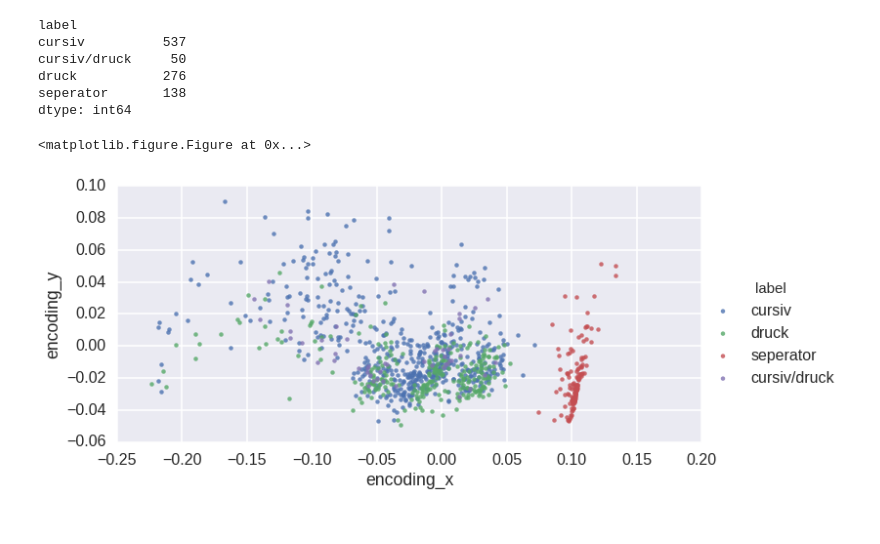
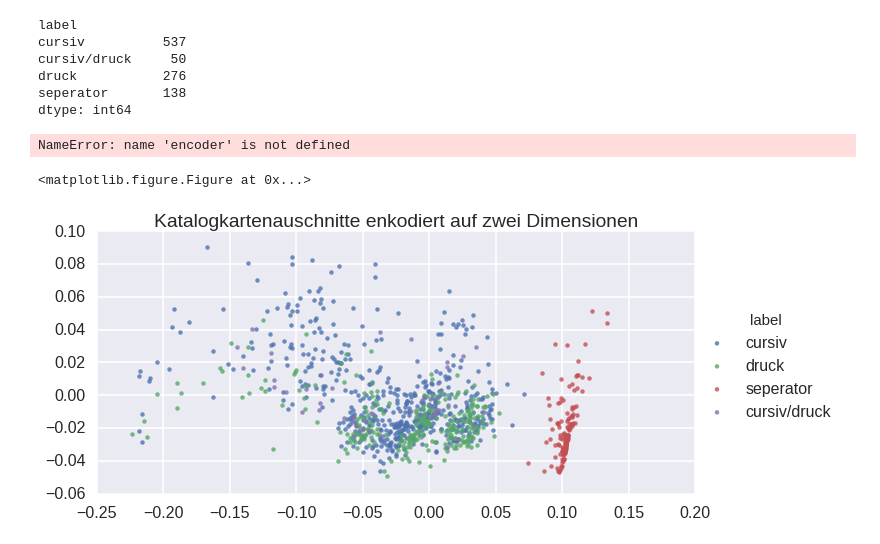
Before and after one commit to kaphka/catalog-ocr-test, a Jupyter notebook: clustering/vae_experiment1.ipynb, the cells around one changed output. Drawn from its saved outputs; the diff is of its cells as text; code cells hidden in the pictures.

```diff
--- a/clustering/vae_experiment1.ipynb
+++ b/clustering/vae_experiment1.ipynb
@@ -107,5 +107,5 @@ plt.plot(np.var(segments,1), 'o')
 # %%
-images = np.load('/media/jakob/bigdata/train/S_Tiles_5120_768.npy')
+images = np.load('/media/jakob/bigdata/train/tiles/S_Tiles_5120_768.npy')
 x_train = images[:int(len(images) * test_split)]
 x_test  = images[int(len(images) * test_split):]
 print(x_train.shape, x_train.dtype, len(x_test))
@@ -351,4 +349,8 @@ cursiv/druck     50
 druck           276
 seperator       138
 dtype: int64
+# %%
+images = map(random_img_tiles, tqdm(card_labels['path']))
+# %% [output]
+NameError: name 'encoder' is not defined
 # %%
@@ -365,13 +366,20 @@ x_test_encoded = encoder.predict(x_test, batch_size=batch_size)
 # %%
 sns.set_context("poster")
 
-fig = plt.figure(figsize=(18, 6), dpi=600)
+fig = plt.figure(figsize=(6, 6))
 g = sns.lmplot('encoding_x','encoding_y',data=card_labels, hue='label', fit_reg=False, aspect=2)
-# plt.show()
-g.savefig('../plots/vae_categories.pdf')
+g.set_titles(template='Test{col_var}', row_template='row', col_template='col')
+g.set_xlabels(label="")
+g.set_ylabels(label="")
+plt.title("Katalogkartenauschnitte enkodiert auf zwei Dimensionen")
+plt.show()
+g.savefig('../plots/vae_categories.pdf', dpi=600)
+g.savefig('../plots/vae_categories_poster.jpg', dpi=600)
+
+# fig.set_title('sdd')
 # %% [output]
 <matplotlib.figure.Figure at 0x...>
-[figure, old version]
+[figure, new version]
 # %%
 x_test_encoded
 code_dist = lambda tiles: sd.euclidean(tiles,card_cat_mean)
```
Also changed, not shown: parts of 6 cells of this notebook, 10 other files.
